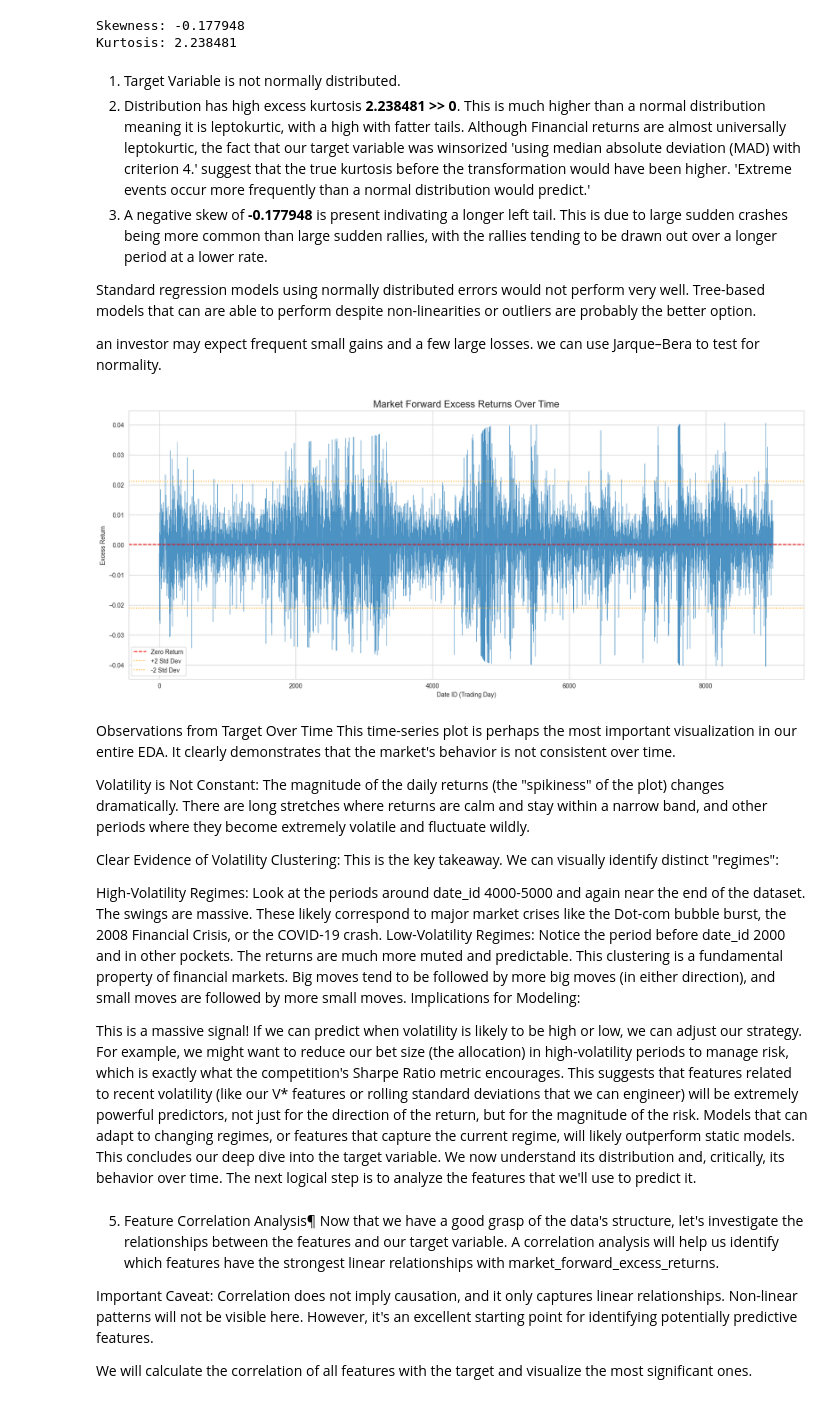
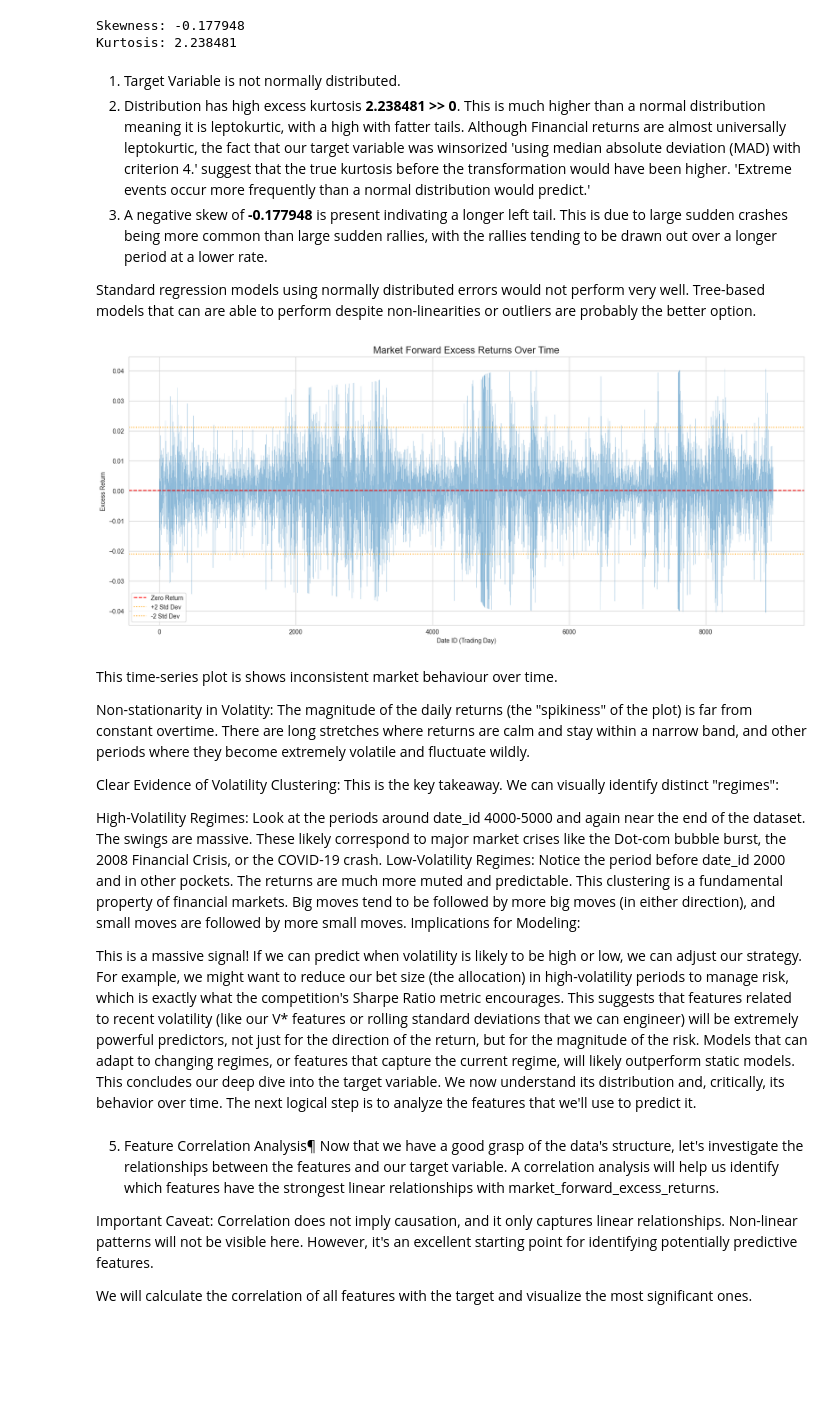
Before and after one commit to lhkkennedy/Hull-Tactical---Market-Prediction-Kaggle-Competition-2025, a Jupyter notebook: market-prediction-data-set-eda.ipynb, the cells around one changed output. Drawn from its saved outputs; the diff is of its cells as text; code cells hidden in the pictures; blank space fills up the shorter version.

```diff
--- a/market-prediction-data-set-eda.ipynb
+++ b/market-prediction-data-set-eda.ipynb
@@ -217,34 +203,33 @@ Kurtosis: 2.238481
 3. A negative skew of **-0.177948** is present indivating a longer left tail. This is due to large sudden crashes being more common than large sudden rallies, with the rallies tending to be drawn out over a longer period at a lower rate.
 
 Standard regression models using normally distributed errors would not perform very well. Tree-based models that can are able to perform despite non-linearities or outliers are probably the better option.
-
-an investor may expect frequent small gains and a few large losses. we can use Jarque–Bera to test for normality.
 # %%
 # --- Plotting the Target Over Time ---
 
 plt.figure(figsize=(20, 8))
-plt.plot(df['date_id'], df['market_forward_excess_returns'], linewidth=0.5, alpha=0.8)
+plt.plot(df['date_id'], df['market_forward_excess_returns'], linewidth=0.3, alpha=0.5)
 
 # Add horizontal lines for the mean
 plt.axhline(mean_return, color='red', linestyle='--', label='Zero Return')
 # Add lines for +/- 2 standard deviations to highlight extreme moves
 std_dev = df['market_forward_excess_returns'].std()
 plt.axhline(2 * std_dev, color='orange', linestyle=':', label='+2 Std Dev')
 plt.axhline(-2 * std_dev, color='orange', linestyle=':', label='-2 Std Dev')
 
 
 plt.title('Market Forward Excess Returns Over Time', fontsize=16)
 plt.xlabel('Date ID (Trading Day)')
 plt.ylabel('Excess Return')
 plt.legend()
 plt.show()
 # %% [output]
-[figure, old version]
+[figure, new version]
 # %% [markdown]
-Observations from Target Over Time
-This time-series plot is perhaps the most important visualization in our entire EDA. It clearly demonstrates that the market's behavior is not consistent over time.
 
-Volatility is Not Constant: The magnitude of the daily returns (the "spikiness" of the plot) changes dramatically. There are long stretches where returns are calm and stay within a narrow band, and other periods where they become extremely volatile and fluctuate wildly.
+
+This time-series plot is shows inconsistent market behaviour over time.
+
+Non-stationarity in Volatity: The magnitude of the daily returns (the "spikiness" of the plot) is far from constant overtime. There are long stretches where returns are calm and stay within a narrow band, and other periods where they become extremely volatile and fluctuate wildly.
 
 Clear Evidence of Volatility Clustering: This is the key takeaway. We can visually identify distinct "regimes":
 
```
Also changed, not shown: parts of 15 cells of this notebook.
